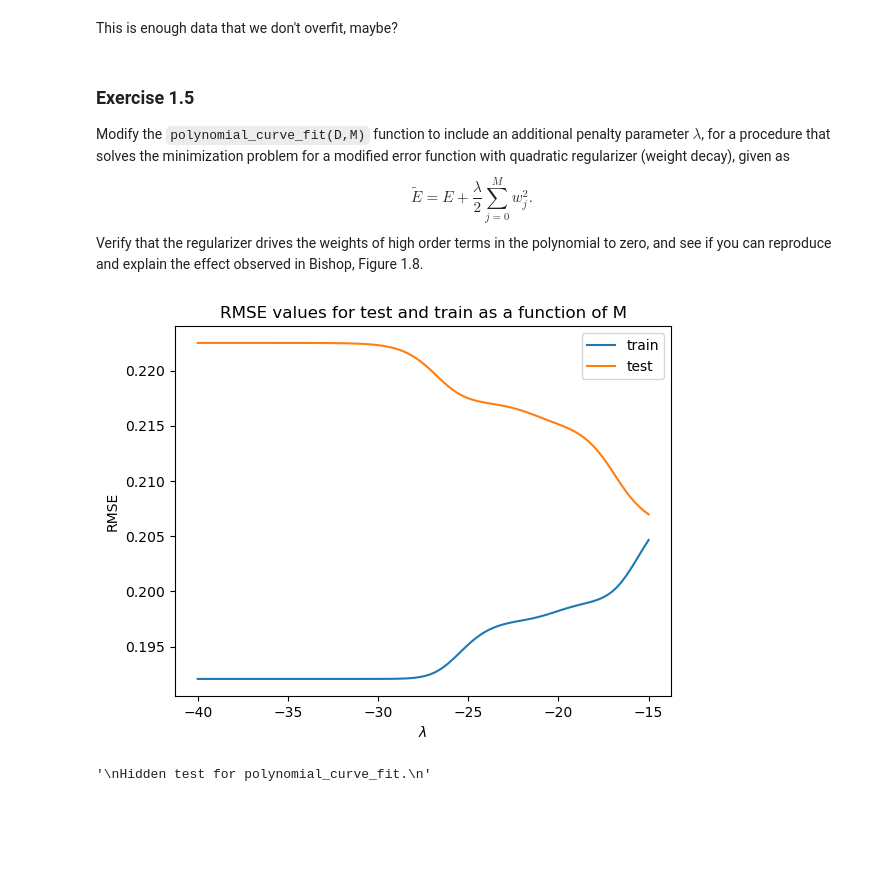
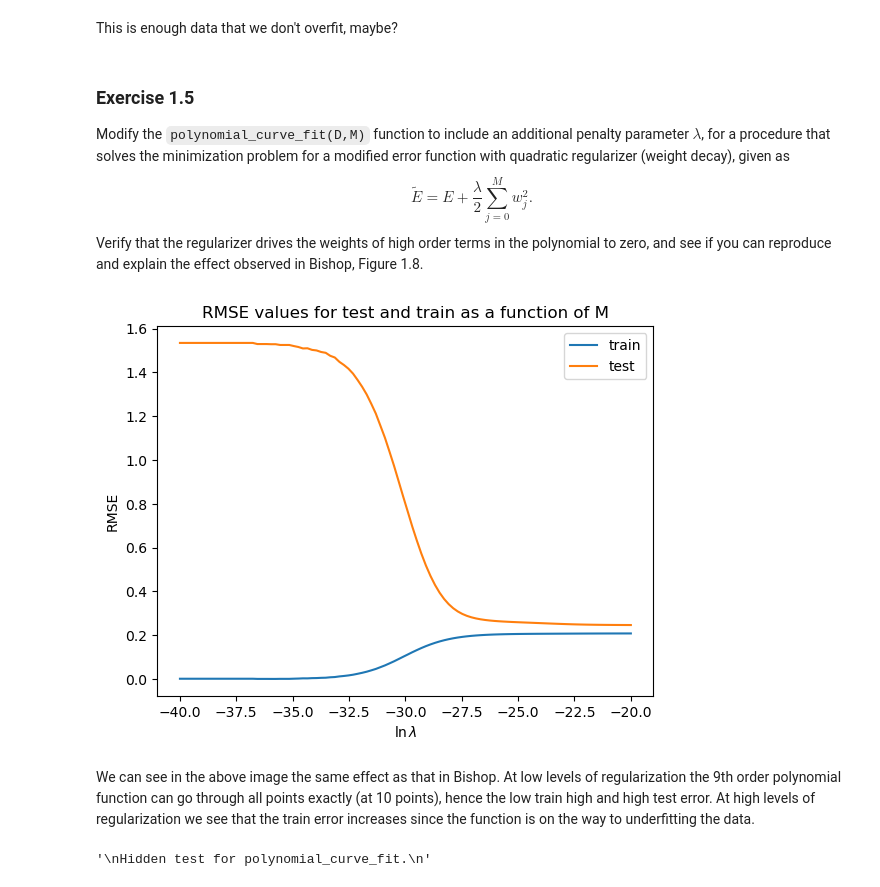
Before and after one commit to meraxion/SML24, a Jupyter notebook: SML24_as01_1.ipynb, the cells around one changed output. Cells and saved outputs as stored; diff of their text form; code cells hidden in the pictures; blank space fills up the shorter version.

```diff
--- a/SML24_as01_1.ipynb
+++ b/SML24_as01_1.ipynb
@@ -310,7 +313,7 @@ This is enough data that we don't overfit, maybe?
 ### Exercise 1.5
 Modify the `polynomial_curve_fit(D,M)` function to include an additional penalty parameter $\lambda$, for a procedure that solves the minimization problem for a modified error function with quadratic regularizer (weight decay), given as
 \begin{equation*}
-\tilde{E} = E + \frac{\lambda}{2} \sum_{j=0}^M w_j^2. \label{regerr} \tag{4}
+\tilde{E} = E + \frac{\lambda}{2} \sum_{j=0}^M w_j^2. \tag{4}
 \end{equation*}
 Verify that the regularizer drives the weights of high order terms in the polynomial to zero, and see if you can reproduce and explain the effect observed in Bishop, Figure 1.8.
 # %%
@@ -357,41 +360,48 @@ def polynomial_curve_fit(D, M, lmb = 0):
 
 def regularization_analytics(train_data, test_data):
 
-    log_lmbs = np.linspace(-40, -15, 100)
+    log_lmbs = np.linspace(-40, -20, 100)
 
     order = 9
 
     rms_trains = []
     rms_tests  = []
 
     for log_lmb in log_lmbs:
         weights = polynomial_curve_fit(train_data, order, np.exp(log_lmb))
 
         ys_train = polynomial(train_data[:,0], weights)
         rms_train = np.sqrt((2*(1/2)*np.sum((ys_train - train_data[:,1])**2))/len(ys_train))
 
         ys_test = polynomial(test_data[:,0], weights)
         rms_test = np.sqrt((2*(1/2)*np.sum((ys_test - test_data[:,1])**2))/len(ys_test))
 
         rms_trains.append(rms_train)
         rms_tests.append(rms_test)
 
     plt.plot(log_lmbs, rms_trains, label="train")
     plt.plot(log_lmbs, rms_tests,  label="test" )
 
     plt.legend()
 
     plt.title("RMSE values for test and train as a function of M")
-    plt.xlabel(r"$\lambda$")
+    plt.xlabel(r"$\ln{\lambda}$")
     plt.ylabel("RMSE")
 
 #     plt.xticks(np.log(lmbs))
 
     plt.show()
 
+N_train = 10
+X_train = np.linspace(0,1,N_train)
+t_train = np.random.normal(f(X_train), 0.2)
+D_train = np.asarray([X_train, t_train]).T
+
 regularization_analytics(D_train, D_test)
 # %% [output]
-[figure, old version]
+[figure, new version]
+# %% [markdown]
+We can see in the above image the same effect as that in Bishop. At low levels of regularization the 9th order polynomial function can go through all points exactly (at 10 points), hence the low train high and high test error. At high levels of regularization we see that the train error increases since the function is on the way to underfitting the data.
 # %%
 """
 Hidden test for polynomial_curve_fit.
```
Also changed, not shown: parts of 4 cells of this notebook.
